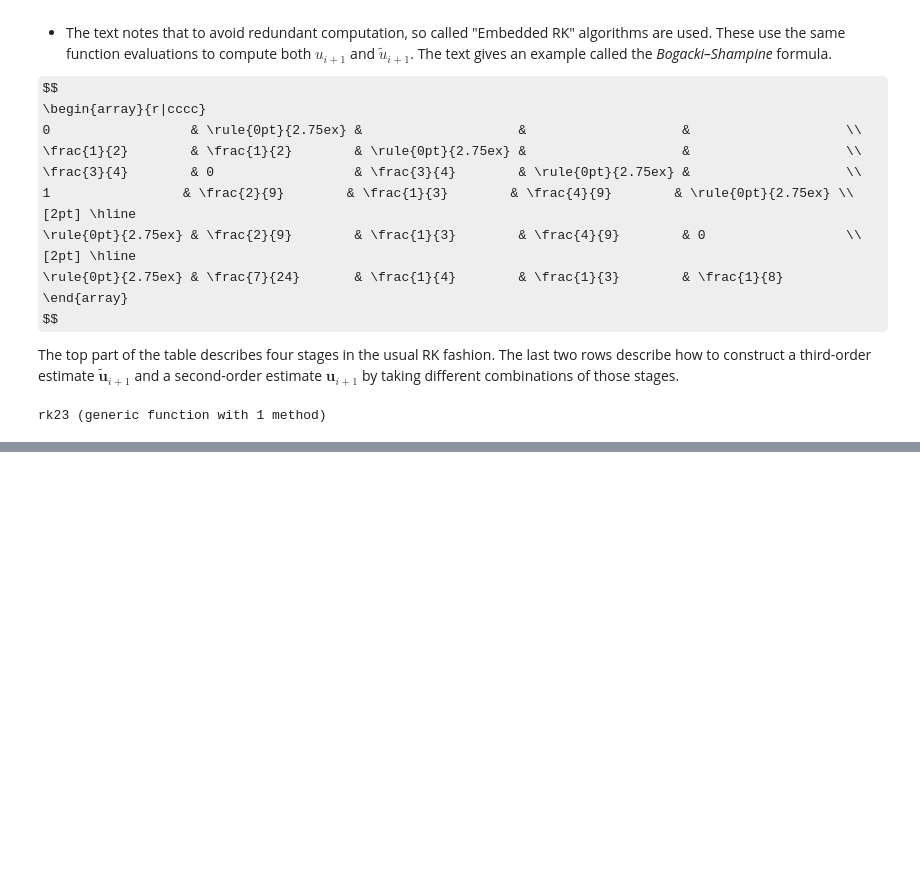
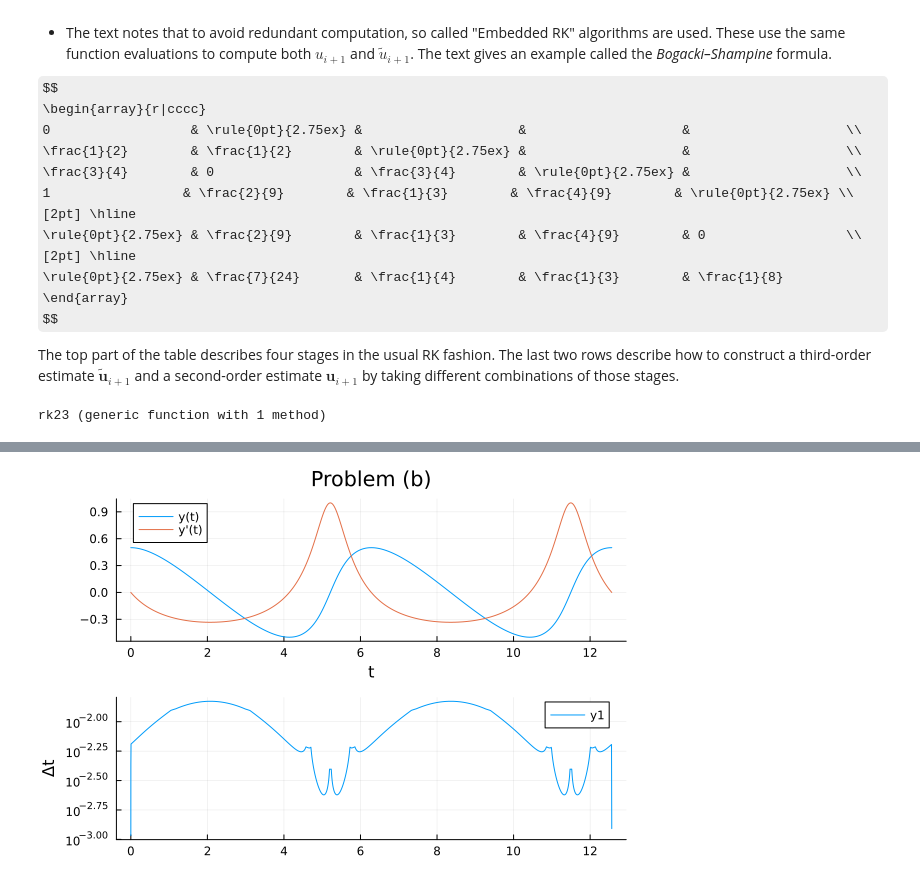
Before and after one commit to DrEntropy/FNC, a Jupyter notebook: chapter6.ipynb, the cells around one changed output, grey strips where cells are left out. Saved outputs shown, nothing was run; the diff lists cells and outputs as text; code cells hidden in the pictures; some formulas as TeX source; blank space fills up the shorter version.

```diff
--- a/chapter6.ipynb
+++ b/chapter6.ipynb
@@ -597,0 +659,4 @@ rk23 (generic function with 1 method)
+# %%
+plot_sol(t_b, u_b, "Problem (b)")
+# %% [output]
+[figure, added]
```
Also changed, not shown: parts of 24 cells of this notebook.
